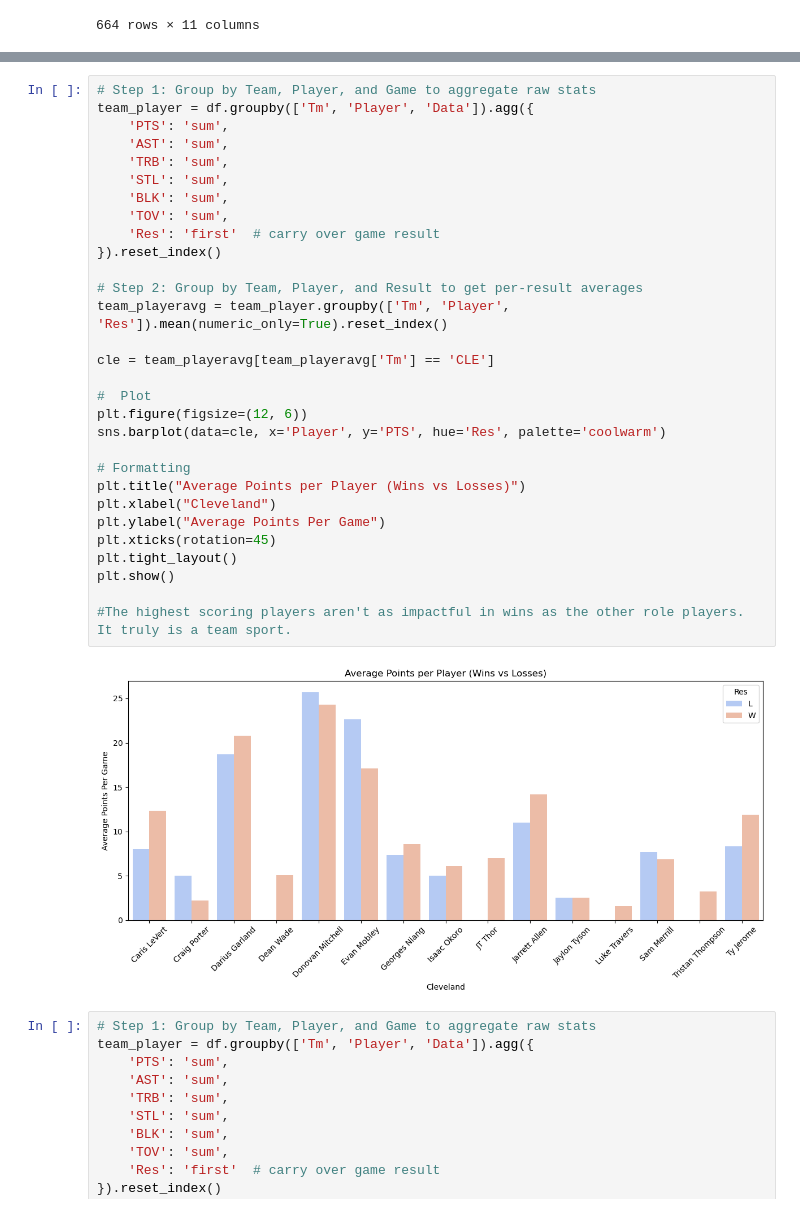
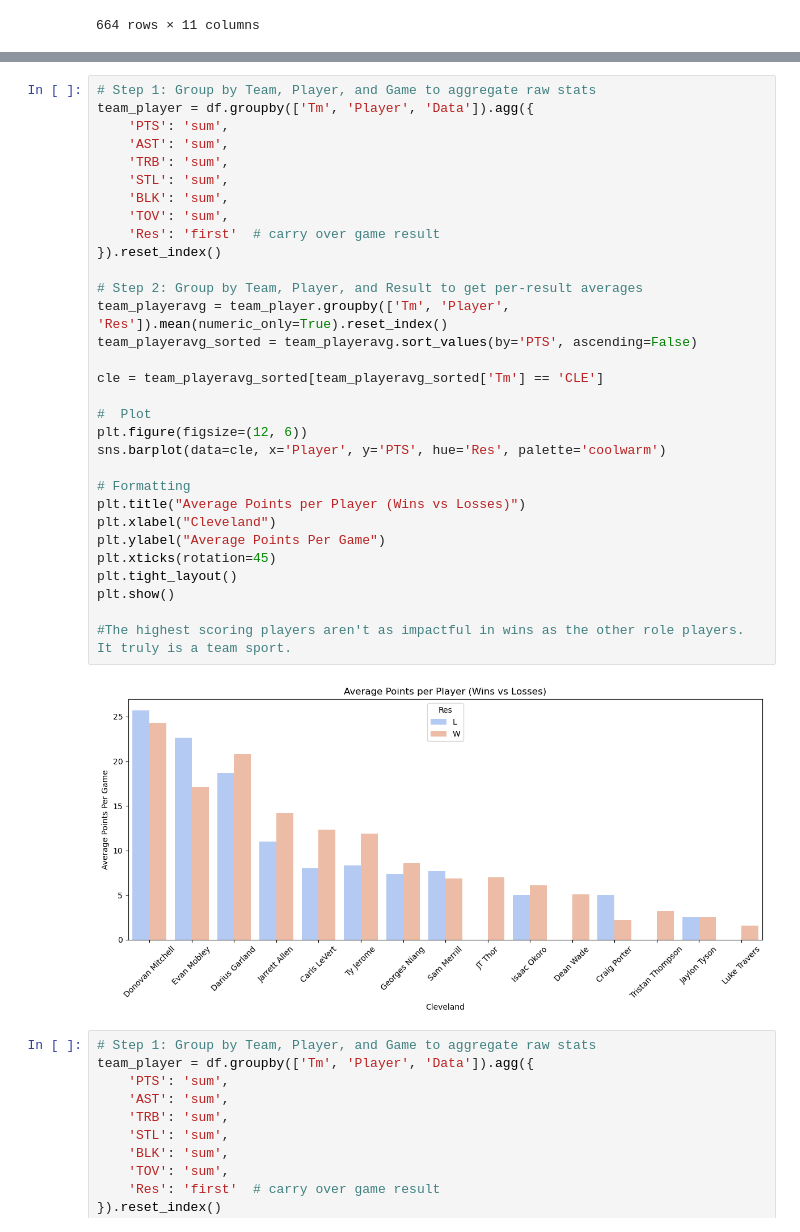
Before and after one commit to ryoka23/NYC-DS-Academy, a Jupyter notebook: Python Final Project.ipynb, the cells around one changed output, grey strips where cells are left out. Drawn from its saved outputs; the diff is of its cells as text.

Commit message:
Updated team chart

```diff
--- a/Python Final Project.ipynb
+++ b/Python Final Project.ipynb
@@ -535,35 +535,36 @@ plt.show()
 # %%
 # Step 1: Group by Team, Player, and Game to aggregate raw stats
 team_player = df.groupby(['Tm', 'Player', 'Data']).agg({
     'PTS': 'sum',
     'AST': 'sum',
     'TRB': 'sum',
     'STL': 'sum',
     'BLK': 'sum',
     'TOV': 'sum',
     'Res': 'first'  # carry over game result
 }).reset_index()
 
 # Step 2: Group by Team, Player, and Result to get per-result averages
 team_playeravg = team_player.groupby(['Tm', 'Player', 'Res']).mean(numeric_only=True).reset_index()
+team_playeravg_sorted = team_playeravg.sort_values(by='PTS', ascending=False)
 
-cle = team_playeravg[team_playeravg['Tm'] == 'CLE']
+cle = team_playeravg_sorted[team_playeravg_sorted['Tm'] == 'CLE']
 
 #  Plot
 plt.figure(figsize=(12, 6))
 sns.barplot(data=cle, x='Player', y='PTS', hue='Res', palette='coolwarm')
 
 # Formatting
 plt.title("Average Points per Player (Wins vs Losses)")
 plt.xlabel("Cleveland")
 plt.ylabel("Average Points Per Game")
 plt.xticks(rotation=45)
 plt.tight_layout()
 plt.show()
 
 #The highest scoring players aren't as impactful in wins as the other role players. It truly is a team sport.
 # %% [output]
-[figure, old version]
+[figure, new version]
 # %%
 # Step 1: Group by Team, Player, and Game to aggregate raw stats
 team_player = df.groupby(['Tm', 'Player', 'Data']).agg({
```
Also changed, not shown: parts of 1 cell of this notebook.
